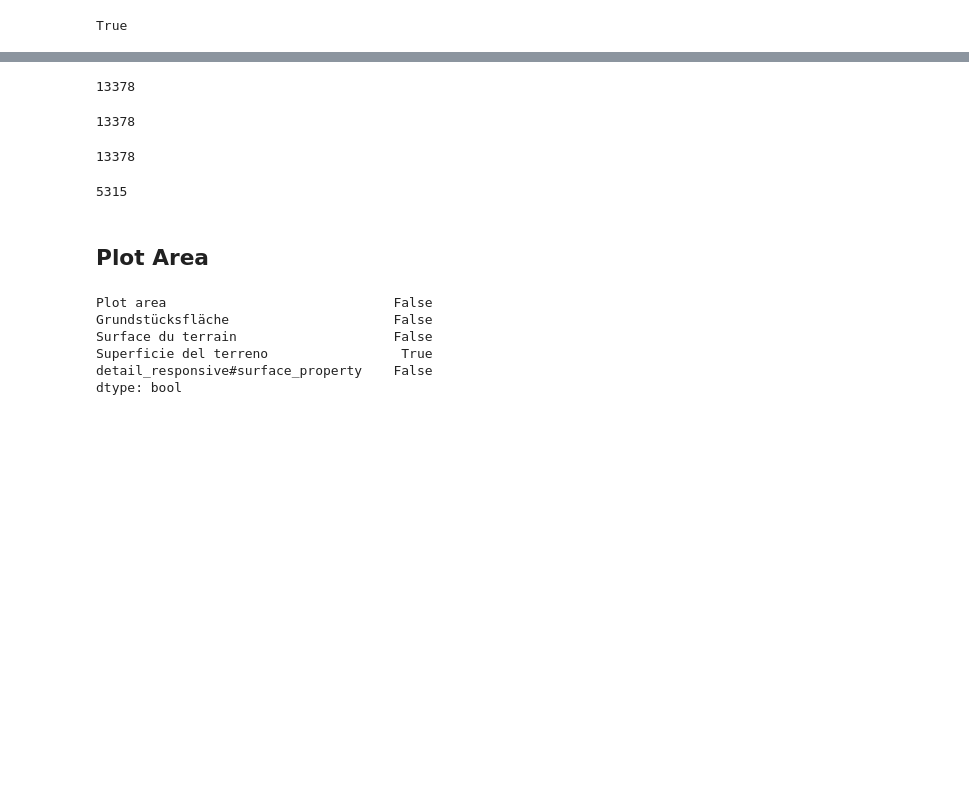
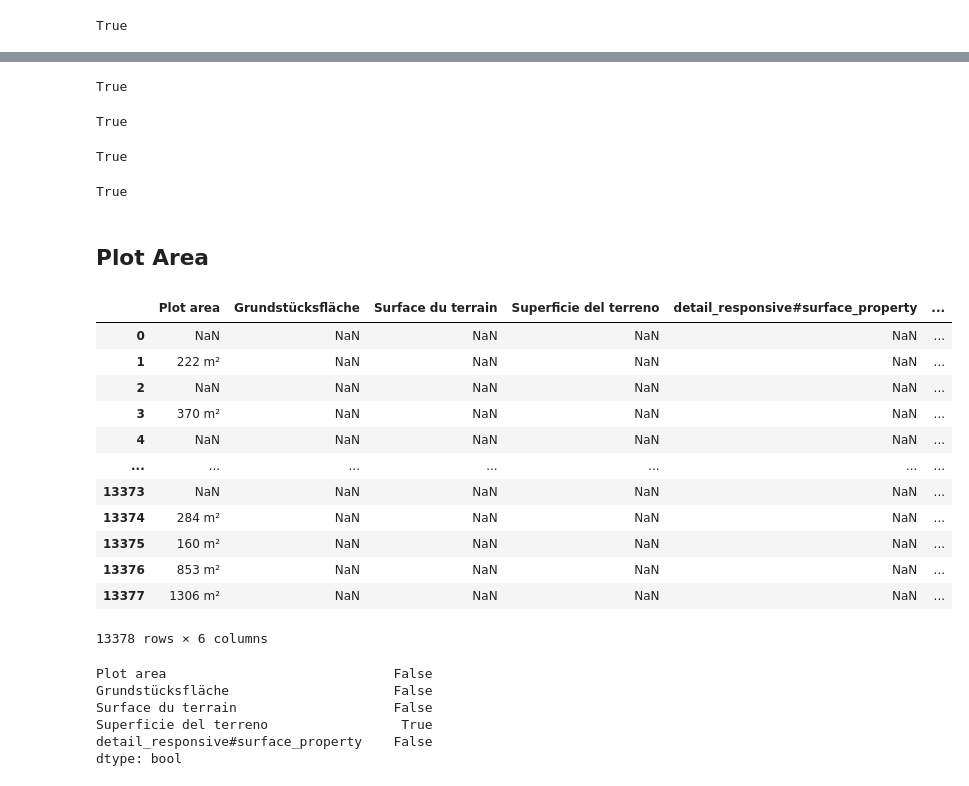
Before and after one commit to Immobilienrechner-Challenge/explorative-data-analysis, a Jupyter notebook: ints_eda.ipynb, the cells around one changed output, grey strips where cells are left out. Cells and saved outputs as stored; diff of their text form; code cells hidden in the pictures; blank space fills up the shorter version.

```diff
--- a/ints_eda.ipynb
+++ b/ints_eda.ipynb
@@ -313,3 +329,7 @@ df.loc[df['table_municipality'].fillna('') != df['Municipality'].fillna(''), ['t
 df['table'].str.contains('Plot area').sum() == df['Plot area'].count()
 # %% [output]
 True
+# %%
+df_plot_area = df.loc[:, ['Plot area', 'Grundstücksfläche', 'Surface du terrain', 'Superficie del terreno', 'detail_responsive#surface_property', 'Plot_area_merged']]
+df_plot_area['table_pa'] = df['table'].str.extract('Plot area<\/td><td .+?####.+?####>(.+?)<')
+df_plot_area.loc[df_plot_area['table_pa'].fillna('') != df_plot_area['Plot area'].fillna(''), ['table_pa', 'Plot area']]
@@ -315,0 +350,2 @@ True
+# %%
+df_plot_area.drop('table_pa', axis=1, inplace=True)
@@ -444,20 +562,36 @@ df['details_structured'].str.contains("'description'").sum()
 # %%
-df['details_structured'].str.contains("'detailed_description'").sum()
+df['details_structured'].str.contains("'detailed_description'").sum() == df['detailed_description'].count()
 # %% [output]
-13378
+True
 # %%
-df['details_structured'].str.contains("'url'").sum()
+df['details_structured'].str.contains("'url'").sum() == df['url'].count()
 # %% [output]
-13378
+True
 # %%
-df['details_structured'].str.contains("'table'").sum()
+df['details_structured'].str.contains("'table'").sum() == df['table'].count()
 # %% [output]
-13378
+True
 # %%
-df['details_structured'].str.contains("'Floor'").sum()
+df['details_structured'].str.contains("'Floor'").sum() == df['Floor'].count()
 # %% [output]
-5315
+True
 # %% [markdown]
 ## Plot Area
+# %%
+df_plot_area
+# %% [output]
+|  | Plot area | Grundstücksfläche | Surface du terrain | Superficie del terreno | detail_responsive#surface_property | ... |
+| 0 | NaN | NaN | NaN | NaN | NaN | ... |
+| 1 | 222 m² | NaN | NaN | NaN | NaN | ... |
+| 2 | NaN | NaN | NaN | NaN | NaN | ... |
+| 3 | 370 m² | NaN | NaN | NaN | NaN | ... |
+| 4 | NaN | NaN | NaN | NaN | NaN | ... |
+| ... | ... | ... | ... | ... | ... | ... |
+| 13373 | NaN | NaN | NaN | NaN | NaN | ... |
+| 13374 | 284 m² | NaN | NaN | NaN | NaN | ... |
+| 13375 | 160 m² | NaN | NaN | NaN | NaN | ... |
+| 13376 | 853 m² | NaN | NaN | NaN | NaN | ... |
+| 13377 | 1306 m² | NaN | NaN | NaN | NaN | ... |
+13378 rows × 6 columns
 # %%
 plot_area = ['Plot area', 'Grundstücksfläche', 'Surface du terrain', 'Superficie del terreno', 'detail_responsive#surface_property', 'Plot_area_merged']
```
Also changed, not shown: parts of 80 cells of this notebook, 2 other files.
